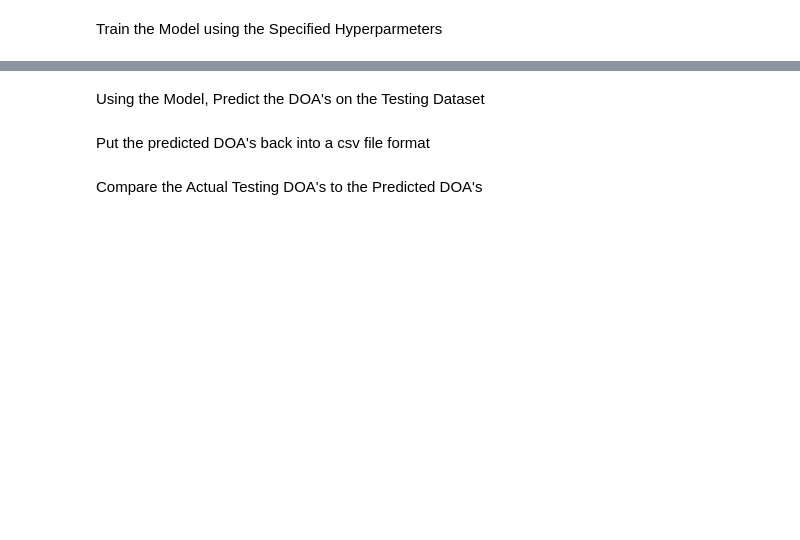
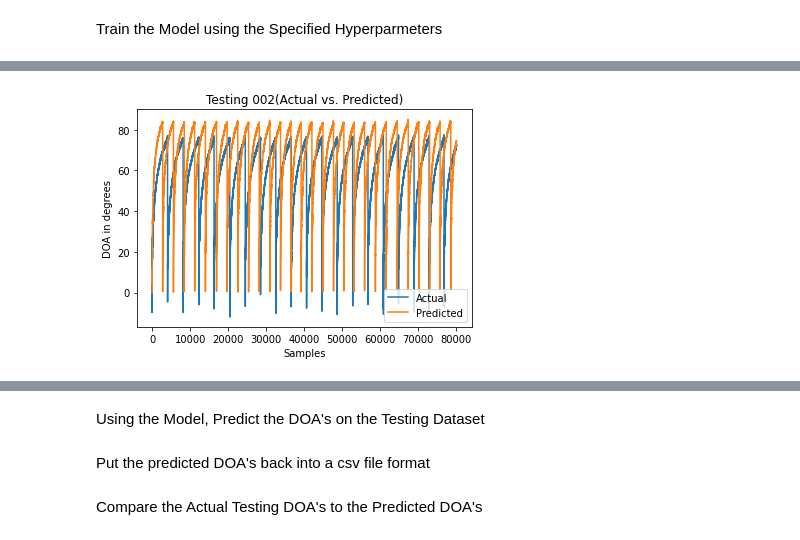
Before and after one commit to mbisbano1/MLDOA_ET, a Jupyter notebook: ML Code/MLDOA_MB.ipynb, the cells around one changed output, grey strips where cells are left out. Cells and saved outputs as stored; diff of their text form; code cells hidden in the pictures; blank space fills up the shorter version.

```diff
--- a/ML Code/MLDOA_MB.ipynb
+++ b/ML Code/MLDOA_MB.ipynb
@@ -190,6 +192,8 @@ y_train_scale=insert(y_train_scale, 0, 0)
 y_train_scale=np.delete(y_train_scale, -1)
 y_test_scale=insert(y_test_scale, 0,0)
 y_test_scale=np.delete(y_test_scale, -1)
+y_test2_scale=insert(y_test2_scale, 0,0)
+y_test2_scale=np.delete(y_test2_scale, -1)
 print(y_train_scale)
 print(len(y_train_scale))
 print(y_test_scale)
@@ -251,6 +269,7 @@ val_inputs = TimeseriesGenerator(data=val_data,targets=val_targets,length=sequen
 
 #test_inputs=TimeseriesGenerator(test_data[0:40000], -1*test_targets[0:40000],sequence_length, batch_size)
 test_inputs=TimeseriesGenerator(data=test_data,targets=test_targets,length=sequence_length,sampling_rate=sampling_rate,stride=sequence_stride,batch_size=256)
+test_inputs2=TimeseriesGenerator(data=test2_data,targets=test2_targets,length=sequence_length,sampling_rate=sampling_rate,stride=sequence_stride,batch_size=256)
 
 #inputs=tf.keras.preprocessing.timeseries_dataset_from_array(data, targets, sequence_length, sequence_stride, sampling_rate, batch_size, shuffle)
 #print(type(inputs))
@@ -501,6 +570,7 @@ model = keras.models.load_model('model/')
 # %%
 #trainpredicted=model.predict(train_inputs, verbose=1)
 #valpredicted=model.predict(val_inputs, verbose=1)
-trainentirepredicted=model.predict(trainentire_inputs, verbose=1)
-predicted=model.predict(test_inputs, verbose=1)
+#trainentirepredicted=model.predict(trainentire_inputs, verbose=1)
+predicted038=model.predict(test_inputs, verbose=1)
+predicted002=model.predict(test_inputs2, verbose=1)
 #trainpredicted.shape, valpredicted.shape, predicted.shape, trainentirepredicted.shape
@@ -545,15 +618,18 @@ plt.ylabel('DOA in degrees')
 plt.legend(['Actual','Predicted'])
 plt.show()
 # %%
+# Plot STBD Predicted for 002
 zerosArray= np.arange(sequence_length)*0
-predictedShifted=np.append(zerosArray, predicted)
+predictedShifted=np.append(zerosArray, predicted002)
 plt.figure(facecolor='white')
 #plt.plot(y_test[0:4278*4])
 plt.plot(y_test[0:80000])
 #plt.plot(predictedShifted[0:4278*4])
 plt.plot(predictedShifted[0:80000])
-plt.title("Testing (Actual vs. Predicted)")
+plt.title("Testing 002(Actual vs. Predicted)")
 plt.xlabel('Samples')
 plt.ylabel('DOA in degrees')
 plt.legend(['Actual','Predicted'])
 plt.show()
+# %% [output]
+[figure, added]
```
Also changed, not shown: parts of 16 cells of this notebook, 6 other files.
